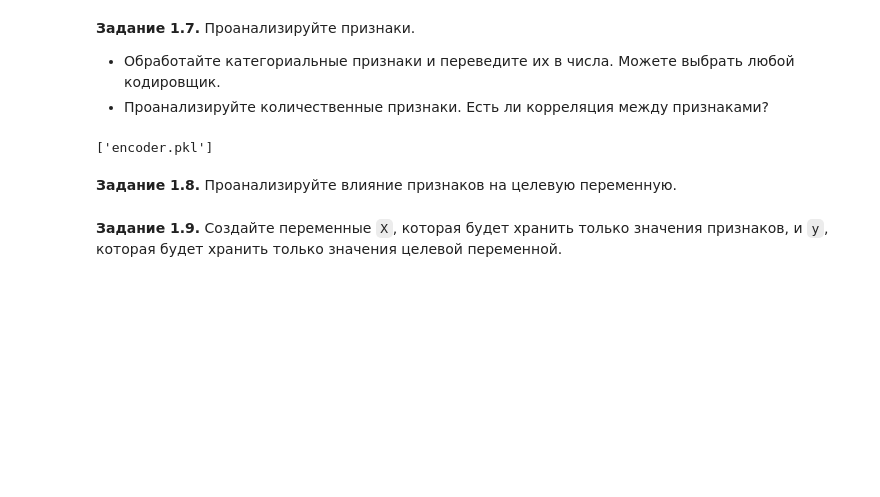
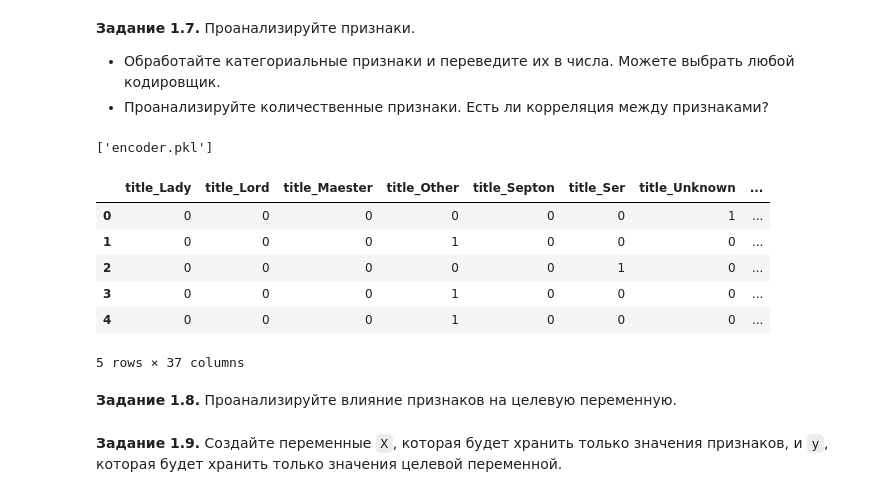
Before and after one commit to taravskayavm/DLS_I, a Jupyter notebook: week_01_ml_intro/Homework/hw_1_game_of_thrones.ipynb, the cells around one changed output. Cells and saved outputs as stored; diff of their text form; code cells hidden in the pictures; blank space fills up the shorter version.

```diff
--- a/week_01_ml_intro/Homework/hw_1_game_of_thrones.ipynb
+++ b/week_01_ml_intro/Homework/hw_1_game_of_thrones.ipynb
@@ -376,10 +376,21 @@ encoded_df = pd.DataFrame(encoded_categorical, columns=encoder.get_feature_names
 data_encoded = pd.concat([data, encoded_df], axis=1) # Добавляем закодированные признаки к исходному DataFrame
 
 data_encoded.drop(categorical_columns, axis=1, inplace=True) # Удаляем оригинальные категориальные признаки
+data_encoded = encoded_df.astype(int)
 
 joblib.dump(encoder, 'encoder.pkl')  # Сохраняем энкодер в файл
 # %% [output]
 ['encoder.pkl']
+# %%
+data_encoded.head(5)
+# %% [output]
+|  | title_Lady | title_Lord | title_Maester | title_Other | title_Septon | title_Ser | title_Unknown | ... |
+| 0 | 0 | 0 | 0 | 0 | 0 | 0 | 1 | ... |
+| 1 | 0 | 0 | 0 | 1 | 0 | 0 | 0 | ... |
+| 2 | 0 | 0 | 0 | 0 | 0 | 1 | 0 | ... |
+| 3 | 0 | 0 | 0 | 1 | 0 | 0 | 0 | ... |
+| 4 | 0 | 0 | 0 | 1 | 0 | 0 | 0 | ... |
+5 rows × 37 columns
 # %% [markdown]
 **Задание 1.8.** Проанализируйте влияние признаков на целевую переменную.
 # %%
```
